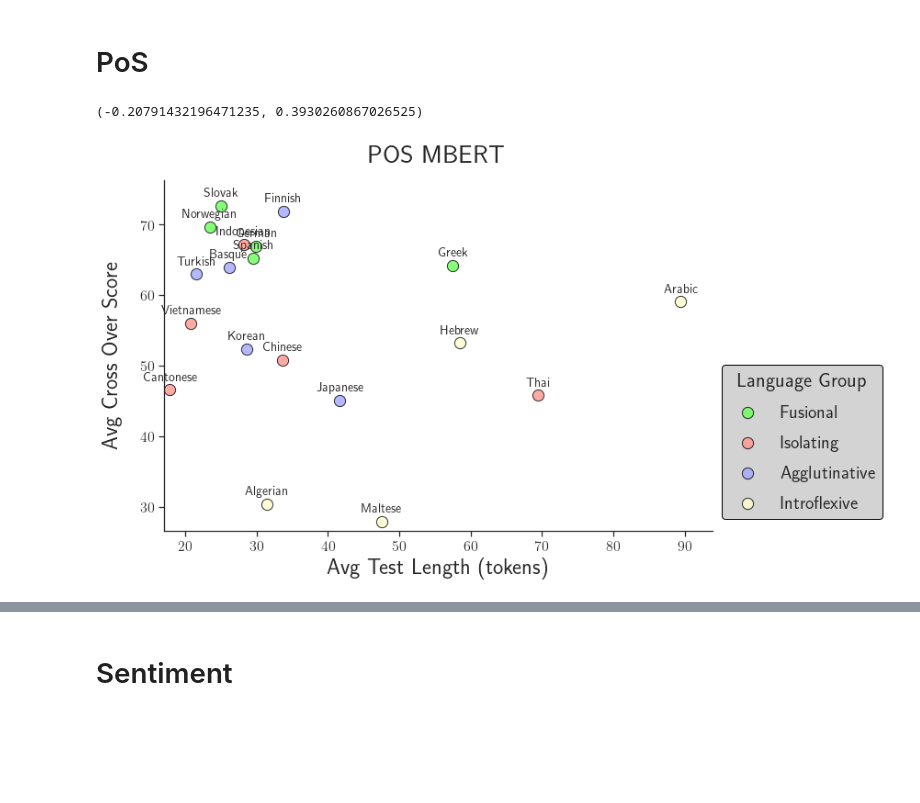
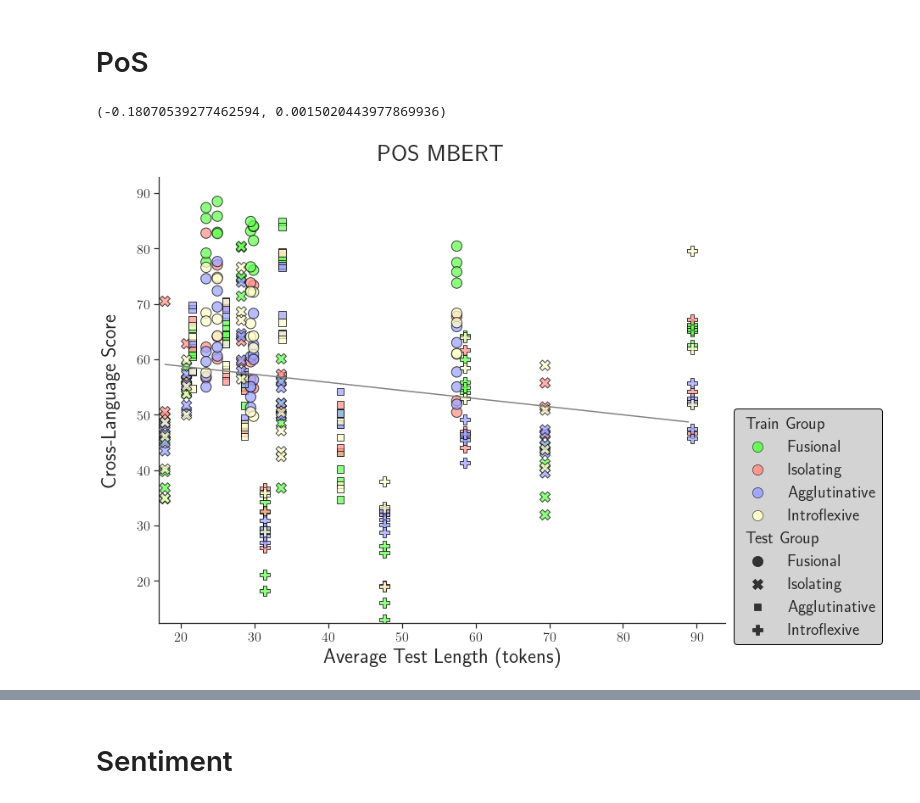
Before and after one commit to jerbarnes/typology_of_crosslingual, a Jupyter notebook: analysis/plotting/acl/Length_vs_Score.ipynb, the cells around one changed output, grey strips where cells are left out. Cells and saved outputs as stored; diff of their text form; code cells hidden in the pictures; blank space fills up the shorter version.

Commit message:
Re-made plots with all data points

```diff
--- a/analysis/plotting/acl/Length_vs_Score.ipynb
+++ b/analysis/plotting/acl/Length_vs_Score.ipynb
@@ -9,7 +9,7 @@ sys.path.append("../../..")
 from utils import utils, postprocessing_utils as post
 from utils.plotting_utils import plots
 # %%
-def make_plot(task, short_model_name, metric, fit_reg=False, exclude_reg=[]):
+def make_plot(task, short_model_name, metric, fit_reg=False):
     params = {
         "results_dir": "../../../results/",
         "experiment": "acl",
@@ -19,21 +19,37 @@ def make_plot(task, short_model_name, metric, fit_reg=False, exclude_reg=[]):
     }
 
     M = post.Metrics(**params)
-    df = M.cross_over_score()
+    df = M.cross_score()
     stats_path = "../../../data_exploration/acl/tables/basic_stats_{}_{}.xlsx".format(task, short_model_name)
-    df = utils.merge_tables(df, pd.read_excel(stats_path), how="left", cols_table2=["test_avg_tokens"])
+    df = pd.merge(df, pd.read_excel(stats_path)[["language", "test_avg_tokens"]], how="left",
+                  left_on="Test-Language", right_on="language")
     df = df.rename(columns={"test_avg_tokens": "Average-Example-Length"})
-    df.loc[:, "Cross-Over-Score"] *= 100
+    df.loc[:, "Cross-Score"] *= 100
 
     plots.scatter(x="Average-Example-Length",
-                  y="Cross-Over-Score",
+                  y="Cross-Score",
                   data=df,
-                  xaxis_title="Avg Test Length (tokens)",
-                  yaxis_title="Avg Cross Over Score",
+                  kind="relplot",
+                  style="Test-Group",
+                  xaxis_title="Average Test Length (tokens)",
+                  yaxis_title="Cross-Language Score",
                   title=(task + " " + short_model_name).upper(),
-                  fit_reg=fit_reg,
-                  exclude_reg=exclude_reg)
-    print(pearsonr(x=df["Average-Example-Length"], y=df["Cross-Over-Score"]))
+                  remove_labels=True,
+                  alpha=0.75)
+
+    leg = plt.gca().get_legend()
+    leg.texts[0].set_text("Train Group")
+    leg.texts[5].set_text("Test Group")
+
+    print(pearsonr(x=df["Average-Example-Length"], y=df["Cross-Score"]))
+
+    if fit_reg:
+        x = df["Average-Example-Length"].values
+        y = df["Cross-Score"].values
+
+        m, b = np. polyfit(x, y, 1)
+        x = np.arange(x.min(), x.max(), 1)
+        plt.plot(x, m*x + b, "gray")
 # %% [markdown]
 # PoS
 # %%
@@ -41,10 +57,10 @@ task = "pos"
 metric = "Accuracy"
 # %%
 short_model_name = "mbert"
-make_plot(task, short_model_name, metric)
+make_plot(task, short_model_name, metric, fit_reg=True)
 plt.savefig("../../../results/acl/{}/plots/length_vs_score_{}.pdf".format(short_model_name, task), dpi=400, bbox_inches="tight")
 # %% [output]
-(-0.20791432196471235, 0.3930260867026525)
+(-0.18070539277462594, 0.0015020443977869936)
-[figure, old version]
+[figure, new version]
 # %%
 short_model_name = "xlm-roberta"
```
Also changed, not shown: parts of 3 cells of this notebook, 2 other files.
